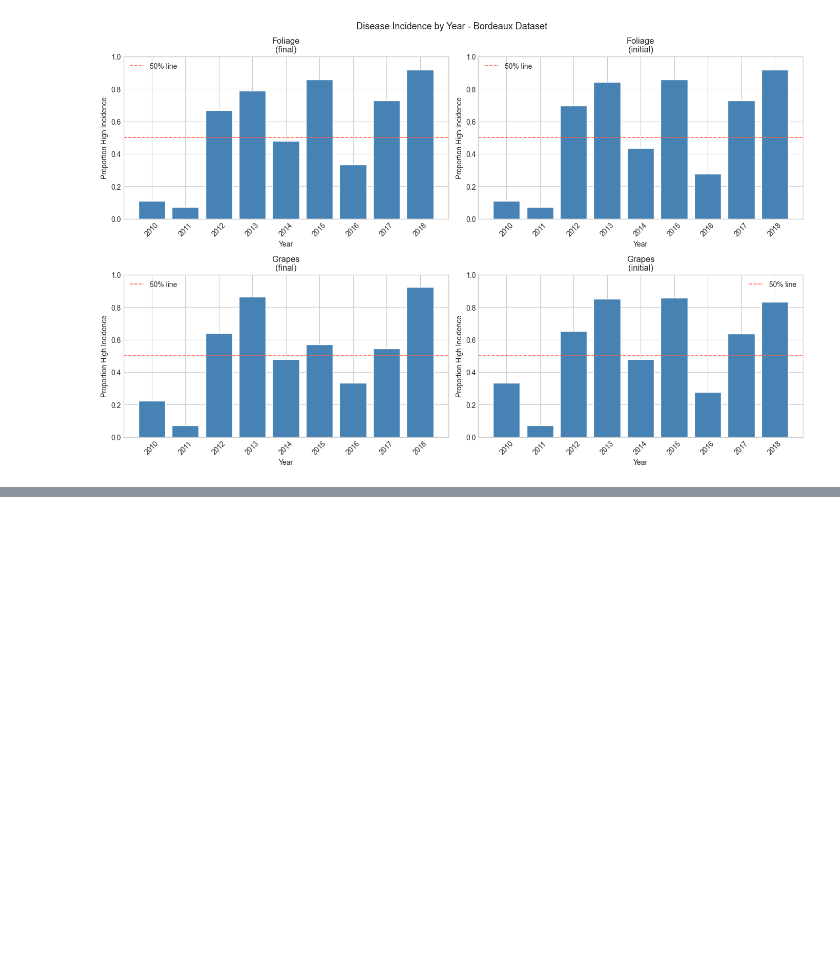
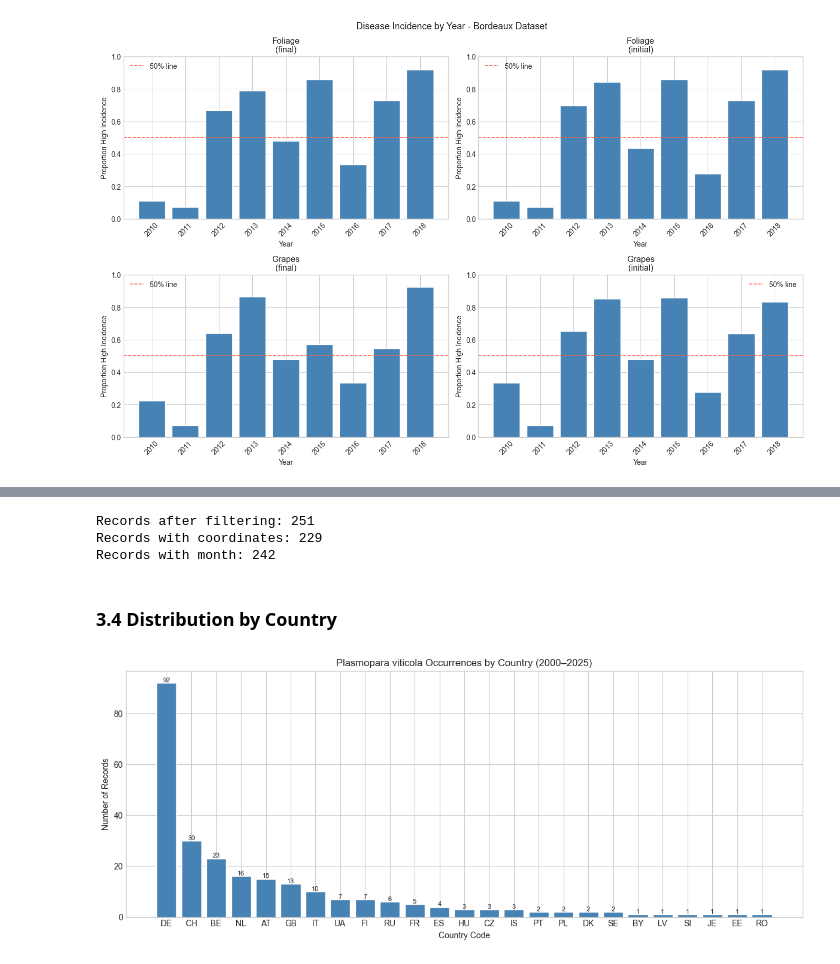
Before and after one commit to PappoIvanov/plasmopara-viticola, a Jupyter notebook: notebooks/grapevine_downy_mildew_analysis.ipynb, the cells around one changed output, grey strips where cells are left out. Saved outputs shown, nothing was run; the diff lists cells and outputs as text; code cells hidden in the pictures; blank space fills up the shorter version.

Commit message:
eda: explore GBIF European occurrence records

```diff
--- a/notebooks/grapevine_downy_mildew_analysis.ipynb
+++ b/notebooks/grapevine_downy_mildew_analysis.ipynb
@@ -206,0 +217,6 @@ Desease incidence varies considerably across years and is consistent across all
+# %%
+gbif = pd.read_csv("../data/raw/gbif_plasmopara_viticola_europe.csv", sep=",", low_memory=False)
+
+print(f"Shape: {gbif.shape}")
+print(f"\nColumns:\n{list(gbif.columns)}")
+gbif.head()
@@ -206,0 +289,31 @@ Desease incidence varies considerably across years and is consistent across all
+# %%
+gbif_clean = gbif[gbif["year"].between(2000, 2025)].copy()
+gbif_clean["year"] = gbif_clean["year"].astype(int)
+gbif_clean["month"] = gbif_clean["month"].astype("Int64")
+
+print(f"Records after filtering: {gbif_clean.shape[0]}")
+print(f"Records with coordinates: {gbif_clean[['decimalLatitude', 'decimalLongitude']].notna().all(axis=1).sum()}")
+print(f"Records with month: {gbif_clean['month'].notna().sum()}")
+# %% [output]
+Records after filtering: 251
+Records with coordinates: 229
+Records with month: 242
+# %% [markdown]
+### 3.4 Distribution by Country
+# %%
+fig, ax = plt.subplots(figsize=(12, 5))
+
+country_counts = gbif_clean['countryCode'].value_counts()
+
+ax.bar(country_counts.index, country_counts.values, color='steelblue', edgecolor='white')
+ax.set_xlabel('Country Code')
+ax.set_ylabel('Number of Records')
+ax.set_title('Plasmopara viticola Occurrences by Country (2000–2025)')
+
+for i, v in enumerate(country_counts.values):
+    ax.text(i, v + 0.3, str(v), ha='center', fontsize=8)
+
+plt.tight_layout()
+plt.show()
+# %% [output]
+[figure, added]
```
Also changed, not shown: parts of 20 cells of this notebook.
